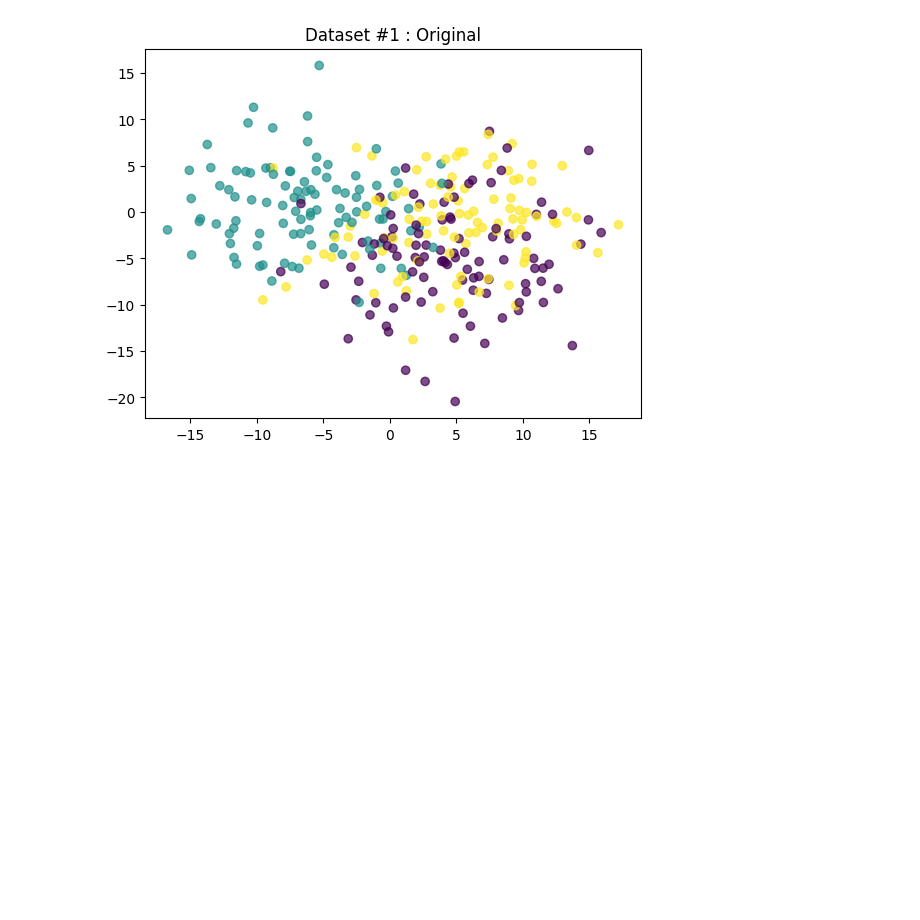
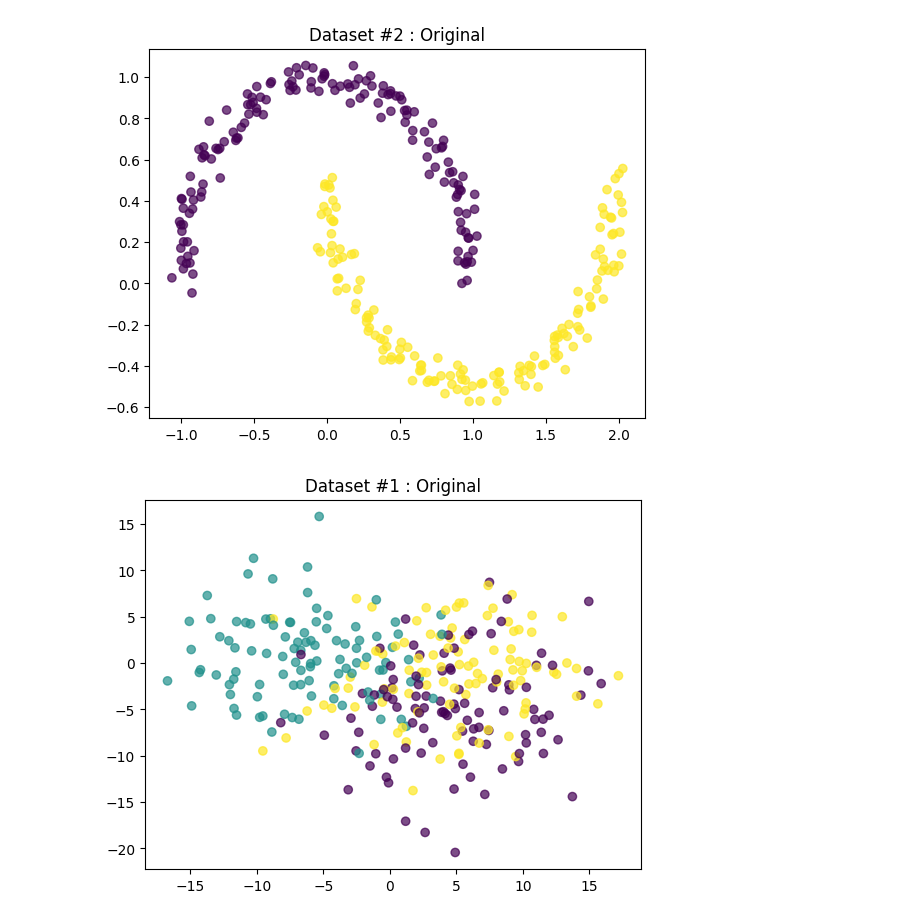
Before and after one commit to MarAmorosMtz/SamsungInnovationCampus, a Jupyter notebook: Clustering.ipynb, the cells around one changed output. Cells and saved outputs as stored; diff of their text form; code cells hidden in the pictures; blank space fills up the shorter version.

```diff
--- a/Clustering.ipynb
+++ b/Clustering.ipynb
@@ -7,6 +7,14 @@ from sklearn.cluster import AgglomerativeClustering
 from sklearn.cluster import DBSCAN
 import pandas as pd
 import matplotlib.pyplot as plt
+# %%
+Y, Ylabel = make_moons(n_samples= 300, noise=0.05, random_state= 123)
+# %%
+plt.scatter(Y[:,0], Y[:,1], c=Ylabel, alpha=0.7)
+plt.title('Dataset #2 : Original')
+plt.show()
+# %% [output]
+[figure, added]
 # %%
 X, label = make_blobs(n_samples= 300, n_features= 2, centers= 3, cluster_std= 5, random_state= 123)
 # %%
```
Also changed, not shown: parts of 6 cells of this notebook.
